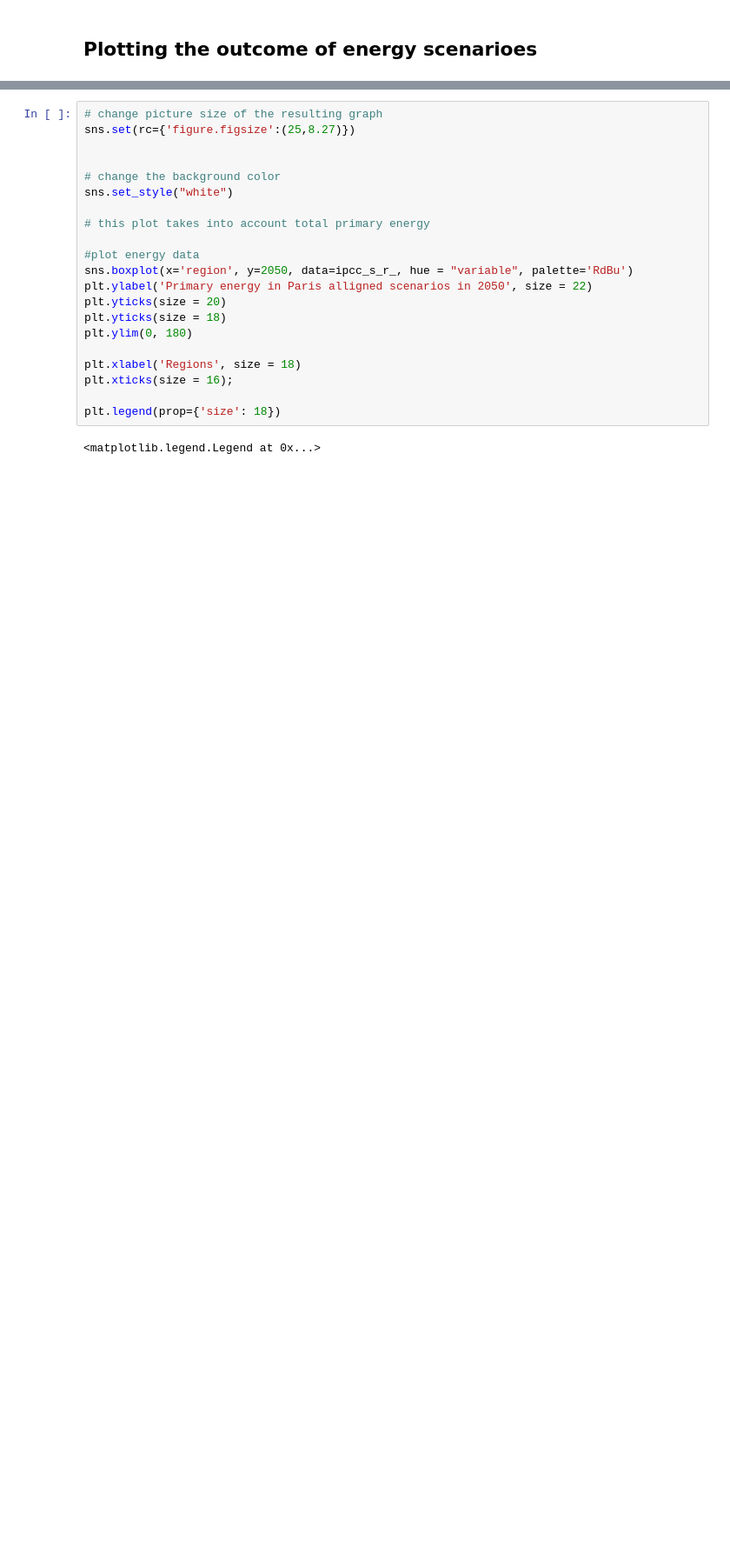
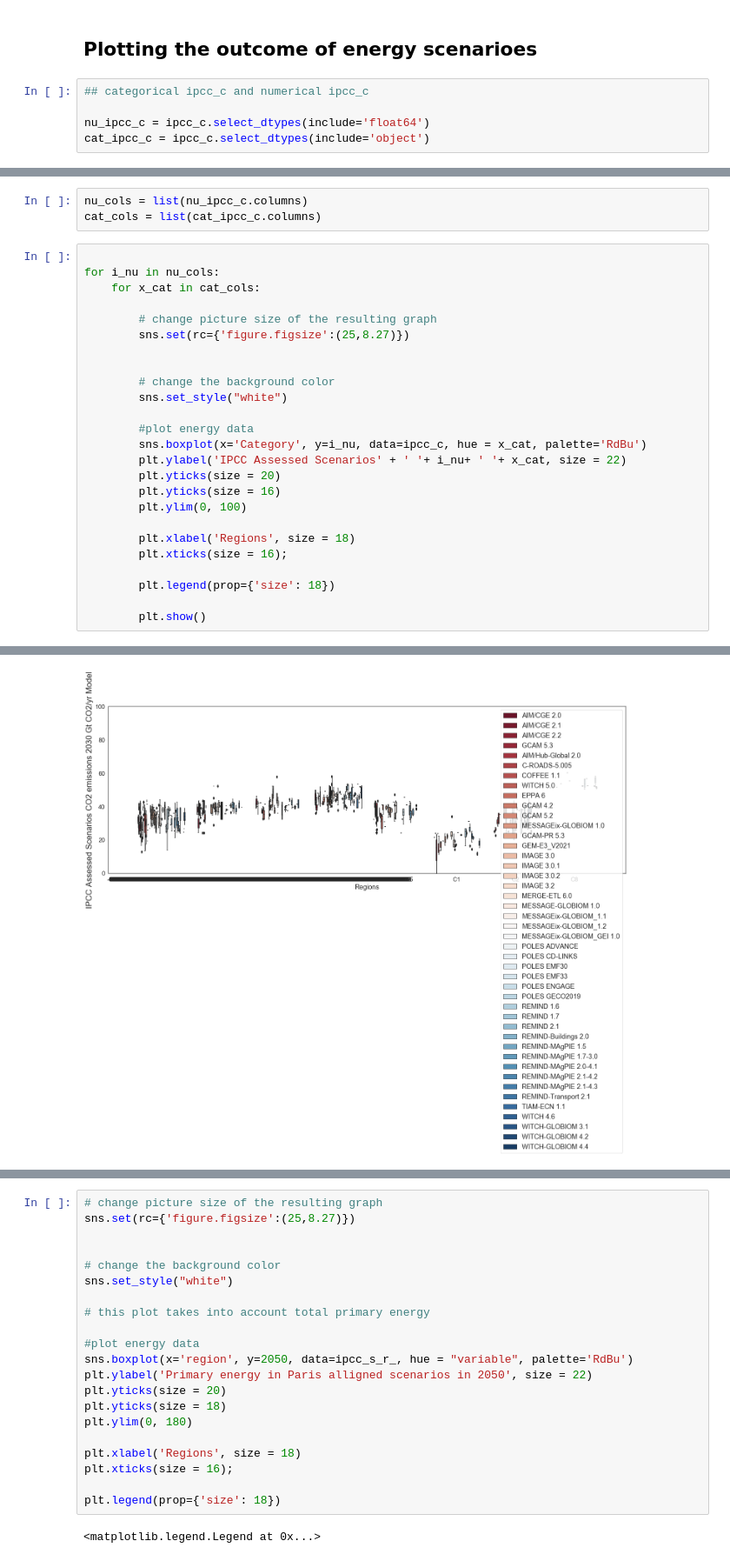
Before and after one commit to muadelm/IPCC_Scenarios, a Jupyter notebook: IPCC_Assesed_Scenarioes_AR6_categories/IPCC_Energy_Scenarios_AR6_categories.ipynb, the cells around one changed output, grey strips where cells are left out. Shown at 87% size. Cells and saved outputs as stored; diff of their text form; blank space fills up the shorter version.

Commit message:
loop to plot

```diff
--- a/IPCC_Assesed_Scenarioes_AR6_categories/IPCC_Energy_Scenarios_AR6_categories.ipynb
+++ b/IPCC_Assesed_Scenarioes_AR6_categories/IPCC_Energy_Scenarios_AR6_categories.ipynb
@@ -293,2 +227,7 @@ ipcc_final = ipcc.melt(id_vars = ['model','scenario','region'],
 # %% [markdown]
 ## Plotting the outcome of energy scenarioes
+# %%
+## categorical ipcc_c and numerical ipcc_c
+
+nu_ipcc_c = ipcc_c.select_dtypes(include='float64')
+cat_ipcc_c = ipcc_c.select_dtypes(include='object')
@@ -294,0 +248,29 @@ ipcc_final = ipcc.melt(id_vars = ['model','scenario','region'],
+# %%
+nu_cols = list(nu_ipcc_c.columns)
+cat_cols = list(cat_ipcc_c.columns)
+# %%
+
+for i_nu in nu_cols:
+    for x_cat in cat_cols:
+
+        # change picture size of the resulting graph
+        sns.set(rc={'figure.figsize':(25,8.27)})
+
+
+        # change the background color
+        sns.set_style("white")
+
+        #plot energy data
+        sns.boxplot(x='Category', y=i_nu, data=ipcc_c, hue = x_cat, palette='RdBu')
+        plt.ylabel('IPCC Assessed Scenarios' + ' '+ i_nu+ ' '+ x_cat, size = 22)
+        plt.yticks(size = 20)
+        plt.yticks(size = 16)
+        plt.ylim(0, 100)
+
+        plt.xlabel('Regions', size = 18)
+        plt.xticks(size = 16);
+
+        plt.legend(prop={'size': 18})
+
+        plt.show()
+# %% [output]
@@ -295,3 +278,4 @@ ipcc_final = ipcc.melt(id_vars = ['model','scenario','region'],
+[figure, added]
 # %%
 # change picture size of the resulting graph
 sns.set(rc={'figure.figsize':(25,8.27)})
```
Also changed, not shown: parts of 12 cells of this notebook.
